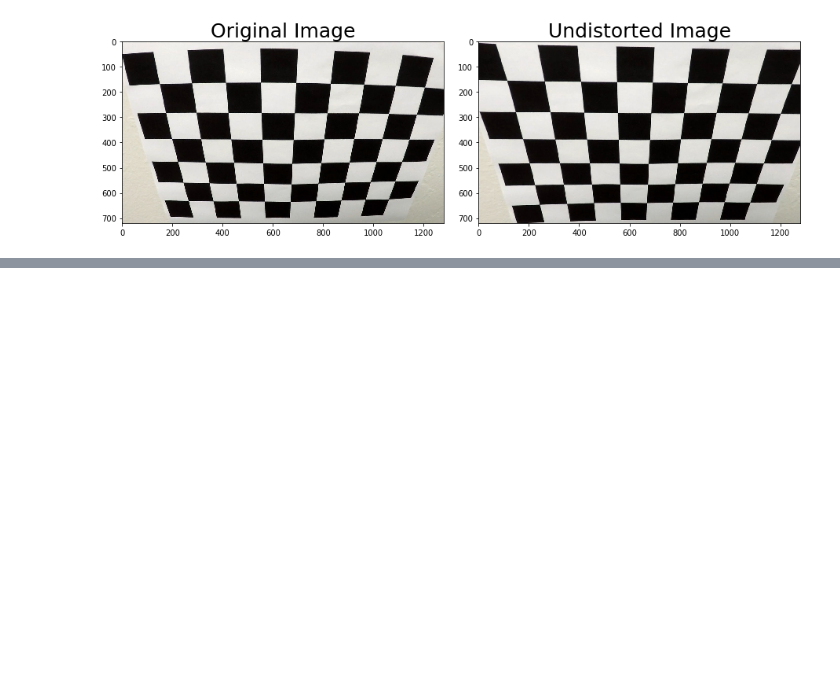
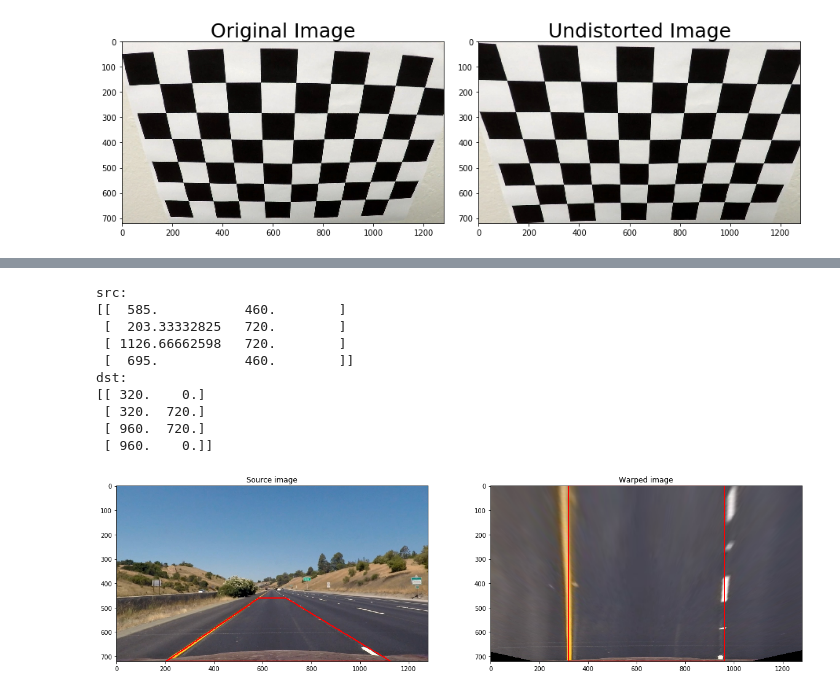
Before and after one commit to KenOverholt/CarND-Advanced-Lane-Lines, a Jupyter notebook: Advanced Lane Finding.ipynb, the cells around one changed output, grey strips where cells are left out. Drawn from its saved outputs; the diff is of its cells as text; code cells hidden in the pictures; blank space fills up the shorter version.

Commit message:
step 4 perspective transform complete

```diff
--- a/Advanced Lane Finding.ipynb
+++ b/Advanced Lane Finding.ipynb
@@ -231,3 +233,67 @@ plt.show()
+# %%
+#####################################################################################
+# Apply a perspective transform to rectify binary image ("birds-eye view").
+##############################################################
+
+def warp(img):
+    img_size = (img.shape[1], img.shape[0])
+    #src = np.float32([[ 250, 684],
+    #                  [ 550, 481],
+    #                  [1041, 684],
+    #                  [ 738, 481]]
+    #)
+    #dst = np.float32([[ 250, 684],
+    #                  [ 250, 481],
+    #                  [1041, 684],
+    #                  [1041, 481]]
+    #)
+    src = np.float32(
+        [[(img_size[0] / 2) - 55, img_size[1] / 2 + 100],
+        [((img_size[0] / 6) - 10), img_size[1]],
+        [(img_size[0] * 5 / 6) + 60, img_size[1]],
+        [(img_size[0] / 2 + 55), img_size[1] / 2 + 100]])
+    dst = np.float32(
+        [[(img_size[0] / 4), 0],
+        [(img_size[0] / 4), img_size[1]],
+        [(img_size[0] * 3 / 4), img_size[1]],
+        [(img_size[0] * 3 / 4), 0]])
+    # Compute the perspective transform M
+    M = cv2.getPerspectiveTransform(src, dst)
+
+    # Create the warped image -- uses linear interpolation
+    warped = cv2.warpPerspective(img, M, img_size, flags=cv2.INTER_LINEAR)
+
+    # Add line to original image
+    cv2.polylines(img, [np.int32(src)], 1, (255,0,0), 4)
+    cv2.polylines(warped, [np.int32(dst)], 1, (255,0,0), 4)
+    print("src: ")
+    print(src)
+    print("dst: ")
+    print(dst)
+    return warped
+
+warped_img = warp(undistorted_img)
+
+f, (ax1, ax2) = plt.subplots(1,2,figsize=(20,10))
+
+ax1.set_title("Source image")
+img1 = undistorted_img
+ax1.imshow(img1)
+ax2.set_title("Warped image")
+ax2.imshow(warped_img)
+plt.show()
+# %% [output]
+src:
+[[  585.           460.        ]
+ [  203.33332825   720.        ]
+ [ 1126.66662598   720.        ]
+ [  695.           460.        ]]
+dst:
+[[ 320.    0.]
+ [ 320.  720.]
+ [ 960.  720.]
+ [ 960.    0.]]
+[figure, added]
 # %%
 #M = cv2.getPerspectiveTransform(src, dst)
 #Compute the inverse perspective transform:
```
Also changed, not shown: parts of 3 cells of this notebook, 1 other file.
